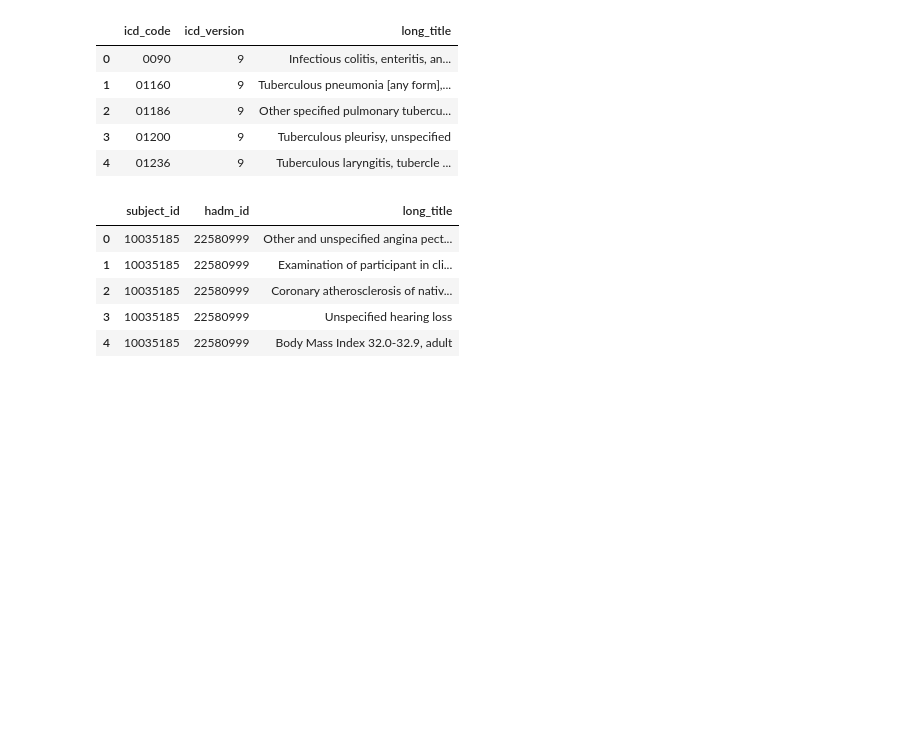
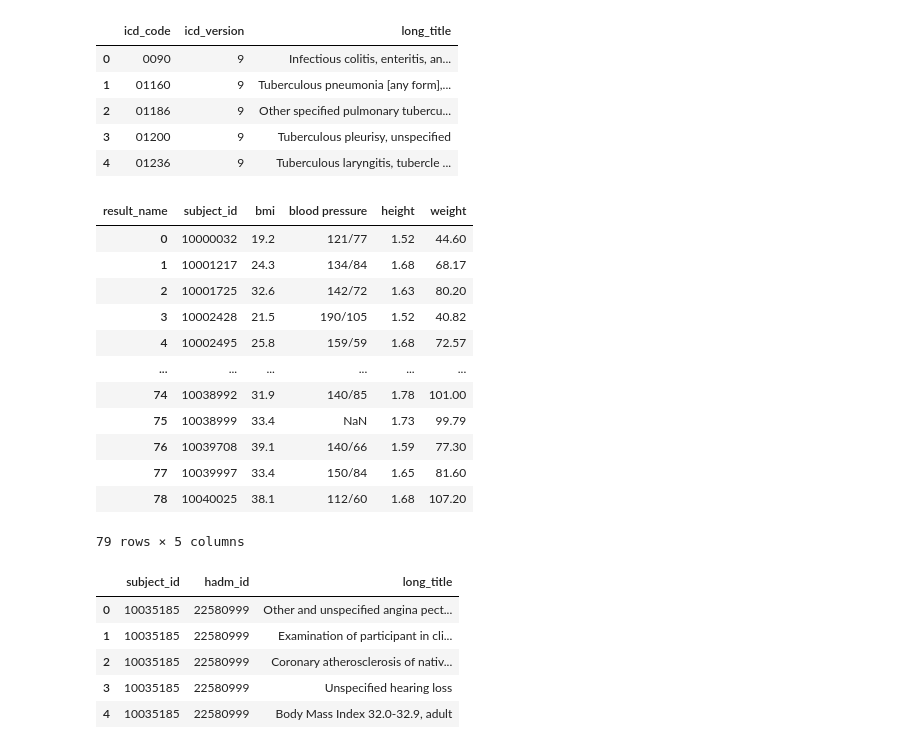
Before and after one commit to bizzfuzz/CHOP-comprehensive-hospital-outcome-prediction-system, a Jupyter notebook: CHOP.ipynb, the cells around one changed output. Cells and saved outputs as stored; diff of their text form; code cells hidden in the pictures; blank space fills up the shorter version.

```diff
--- a/CHOP.ipynb
+++ b/CHOP.ipynb
@@ -82,6 +82,45 @@ diagnoses2.head()
 | 2 | 01186 | 9 | Other specified pulmonary tubercu... |
 | 3 | 01200 | 9 | Tuberculous pleurisy, unspecified |
 | 4 | 01236 | 9 | Tuberculous laryngitis, tubercle ... |
+# %%
+pivot_omr = omr.pivot_table(index=['subject_id'],
+                            columns='result_name',
+                            values='result_value', aggfunc="last").reset_index()
+pivot_omr.drop([
+    "Blood Pressure Lying",
+    "Blood Pressure Sitting",
+    "Blood Pressure Standing (1 min)",
+    "Blood Pressure Standing (3 mins)"
+], axis=1, inplace=True)
+
+pivot_omr.rename(columns={"BMI (kg/m2)":"bmi"}, inplace=True)
+pivot_omr.rename(columns={"Blood Pressure":"blood pressure"}, inplace=True)
+pivot_omr.rename(columns={"Height (Inches)":"height"}, inplace=True)
+pivot_omr.rename(columns={"Weight (Lbs)":"weight"}, inplace=True)
+
+#convert height from inches to meters and round to 2 decimal places
+pivot_omr["height"]=pivot_omr["height"].astype(float)/39.3700787
+pivot_omr["height"]=round(pivot_omr["height"],2)
+
+#convert weight from lbs to kg and round to 2 decimal places
+pivot_omr["weight"]=pivot_omr["weight"].astype(float)*0.453592
+pivot_omr["weight"]=round(pivot_omr["weight"],2)
+
+pivot_omr
+# %% [output]
+| result_name | subject_id | bmi | blood pressure | height | weight |
+| 0 | 10000032 | 19.2 | 121/77 | 1.52 | 44.60 |
+| 1 | 10001217 | 24.3 | 134/84 | 1.68 | 68.17 |
+| 2 | 10001725 | 32.6 | 142/72 | 1.63 | 80.20 |
+| 3 | 10002428 | 21.5 | 190/105 | 1.52 | 40.82 |
+| 4 | 10002495 | 25.8 | 159/59 | 1.68 | 72.57 |
+| ... | ... | ... | ... | ... | ... |
+| 74 | 10038992 | 31.9 | 140/85 | 1.78 | 101.00 |
+| 75 | 10038999 | 33.4 | NaN | 1.73 | 99.79 |
+| 76 | 10039708 | 39.1 | 140/66 | 1.59 | 77.30 |
+| 77 | 10039997 | 33.4 | 150/84 | 1.65 | 81.60 |
+| 78 | 10040025 | 38.1 | 112/60 | 1.68 | 107.20 |
+79 rows × 5 columns
 # %%
 merged_diagnoses= pd.merge(diagnoses, diagnoses2, on=['icd_code', 'icd_version'], how='left')
 merged_diagnoses.drop(["icd_code", "icd_version","seq_num"],axis=1,inplace=True)
```
Also changed, not shown: parts of 4 cells of this notebook.
